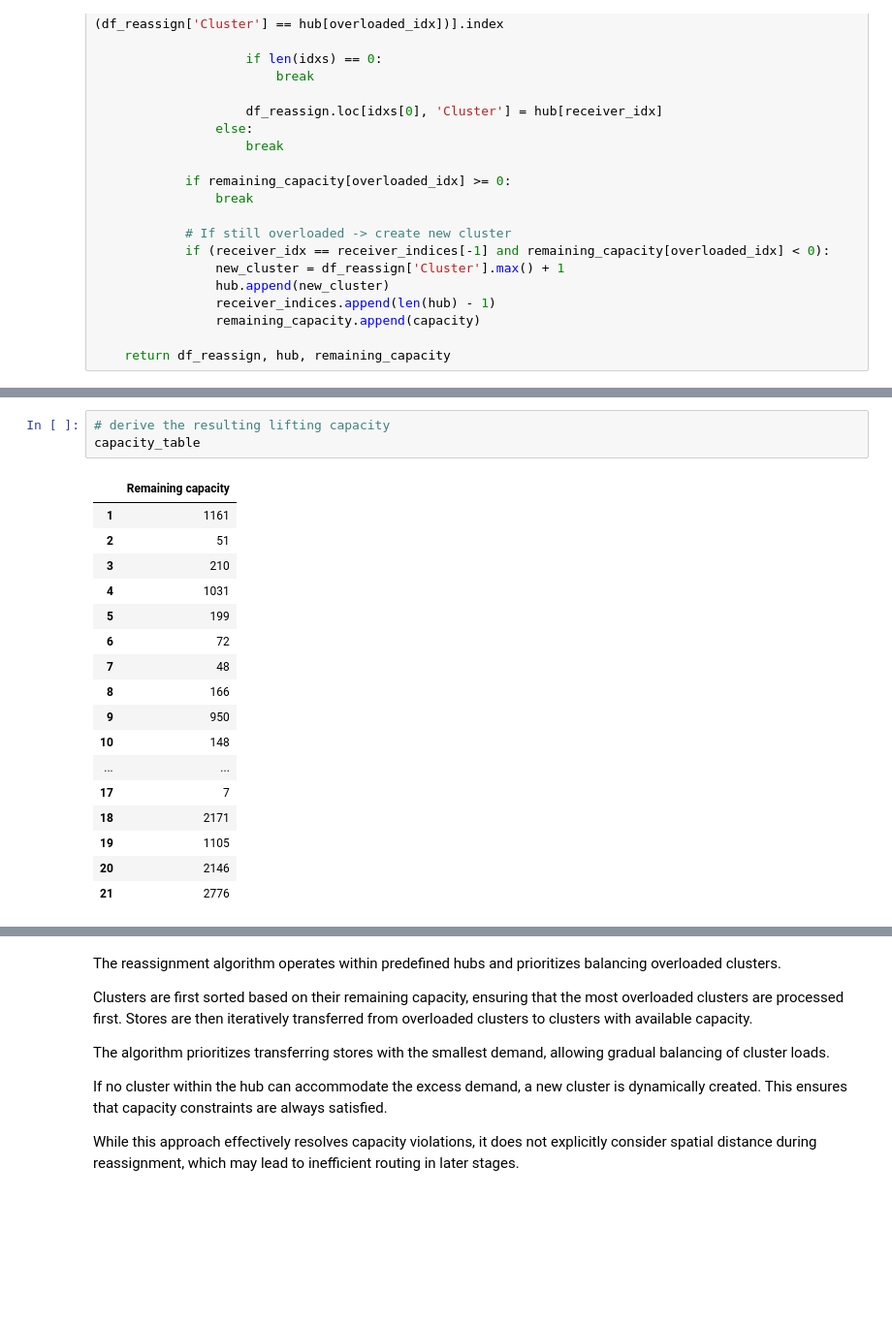
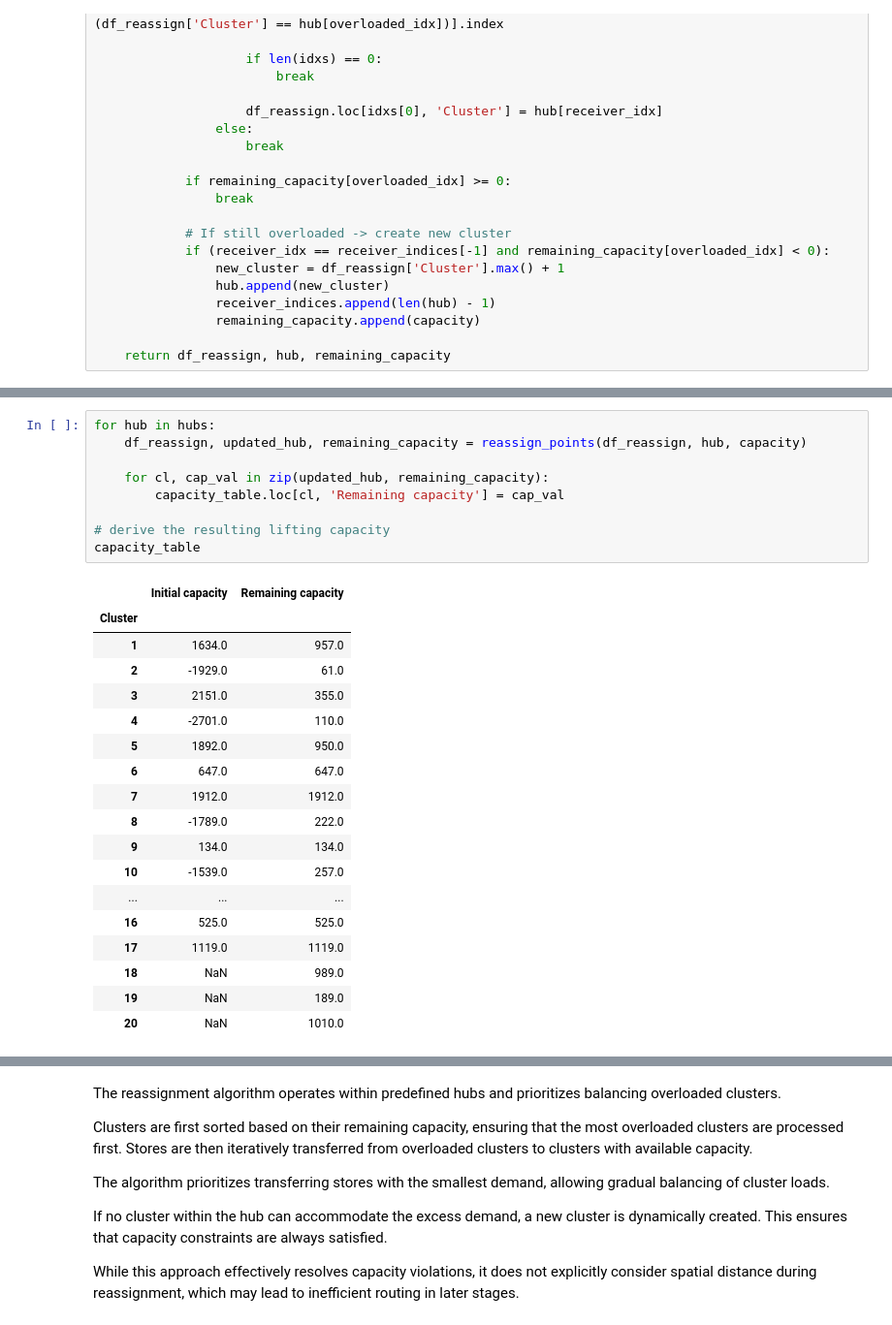
Before and after one commit to AwanRaskall/warehouse-location-and-fleet-forecasting, a Jupyter notebook: Vehicle_routing_optimization.ipynb, the cells around one changed output, grey strips where cells are left out. Shown at 97% size. Saved outputs shown, nothing was run; the diff lists cells and outputs as text; blank space fills up the shorter version.

```diff
--- a/Vehicle_routing_optimization.ipynb
+++ b/Vehicle_routing_optimization.ipynb
@@ -388,24 +284,31 @@ for hub in hubs:
-# %%
-# derive the resulting lifting capacity
-capacity_table
-# %% [output]
-|  | Remaining capacity |
-| 1 | 1161 |
-| 2 | 51 |
-| 3 | 210 |
-| 4 | 1031 |
-| 5 | 199 |
-| 6 | 72 |
-| 7 | 48 |
-| 8 | 166 |
-| 9 | 950 |
-| 10 | 148 |
-| ... | ... |
-| 17 | 7 |
-| 18 | 2171 |
-| 19 | 1105 |
-| 20 | 2146 |
-| 21 | 2776 |
+# %%
+for hub in hubs:
+    df_reassign, updated_hub, remaining_capacity = reassign_points(df_reassign, hub, capacity)
+
+    for cl, cap_val in zip(updated_hub, remaining_capacity):
+        capacity_table.loc[cl, 'Remaining capacity'] = cap_val
+
+# derive the resulting lifting capacity
+capacity_table
+# %% [output]
+|  | Initial capacity | Remaining capacity |
+| Cluster |  |  |
+| 1 | 1634.0 | 957.0 |
+| 2 | -1929.0 | 61.0 |
+| 3 | 2151.0 | 355.0 |
+| 4 | -2701.0 | 110.0 |
+| 5 | 1892.0 | 950.0 |
+| 6 | 647.0 | 647.0 |
+| 7 | 1912.0 | 1912.0 |
+| 8 | -1789.0 | 222.0 |
+| 9 | 134.0 | 134.0 |
+| 10 | -1539.0 | 257.0 |
+| ... | ... | ... |
+| 16 | 525.0 | 525.0 |
+| 17 | 1119.0 | 1119.0 |
+| 18 | NaN | 989.0 |
+| 19 | NaN | 189.0 |
+| 20 | NaN | 1010.0 |
 # %%
 # visualization of new clusters
 xes_new = list(df_reassign.iloc[:, 0])
```
Also changed, not shown: parts of 20 cells of this notebook.
